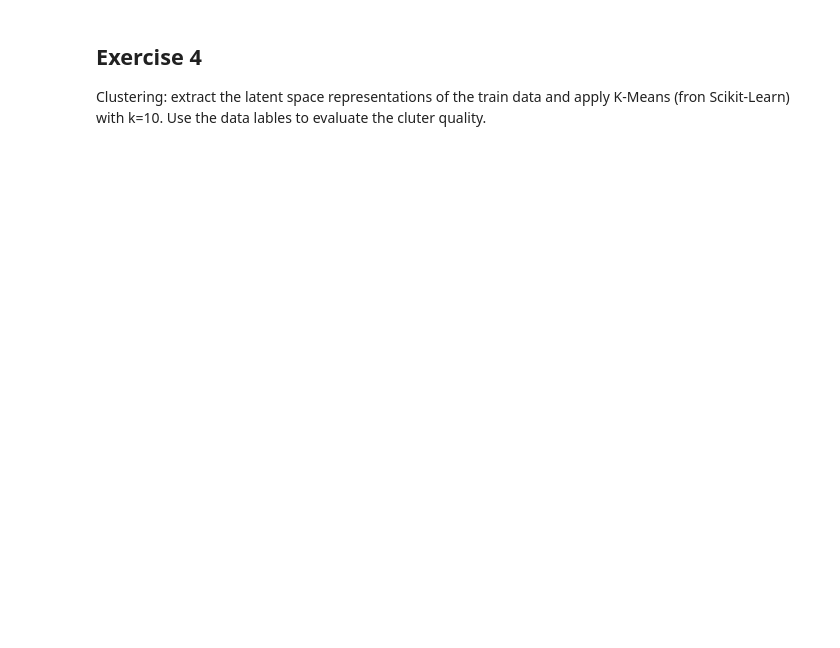
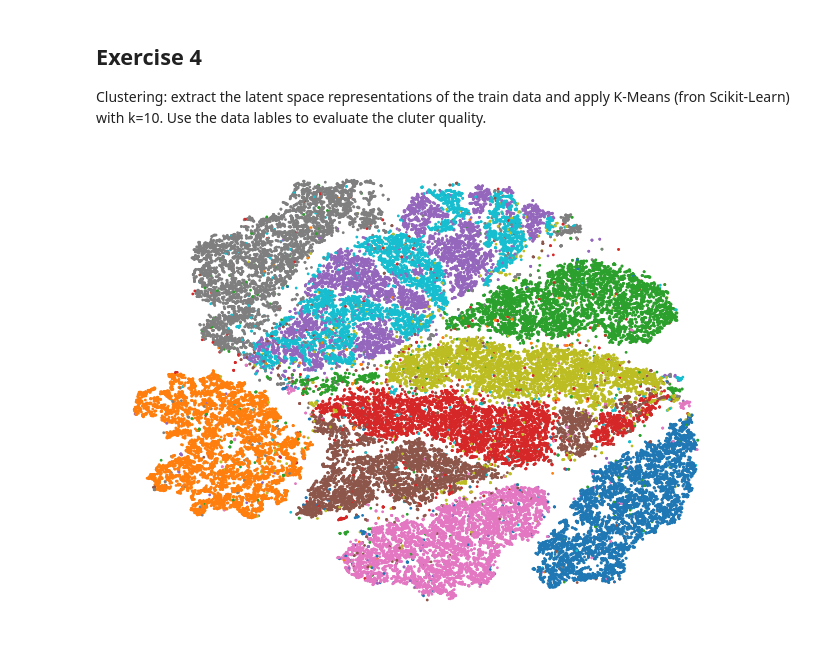
Before and after one commit to efolwacz/DeepLearning25, a Jupyter notebook: week_8/Assignment_AE_MNIST.ipynb, the cells around one changed output. Cells and saved outputs as stored; diff of their text form; code cells hidden in the pictures; blank space fills up the shorter version.

```diff
--- a/week_8/Assignment_AE_MNIST.ipynb
+++ b/week_8/Assignment_AE_MNIST.ipynb
@@ -248,8 +246,9 @@ reduced = tsne.fit_transform(latent.cpu().numpy())
 # %%
 import matplotlib.pyplot as plt
 
 plt.figure(figsize=(8, 6))
 plt.scatter(reduced[:, 0], reduced[:, 1], c=train.targets, cmap='tab10', s=1)
-plt.title("Latent Space (per Punktnotation) – gefärbt nach Label")
 plt.axis('off')
 plt.show()
+# %% [output]
+[figure, added]
```
Also changed, not shown: parts of 5 cells of this notebook.
